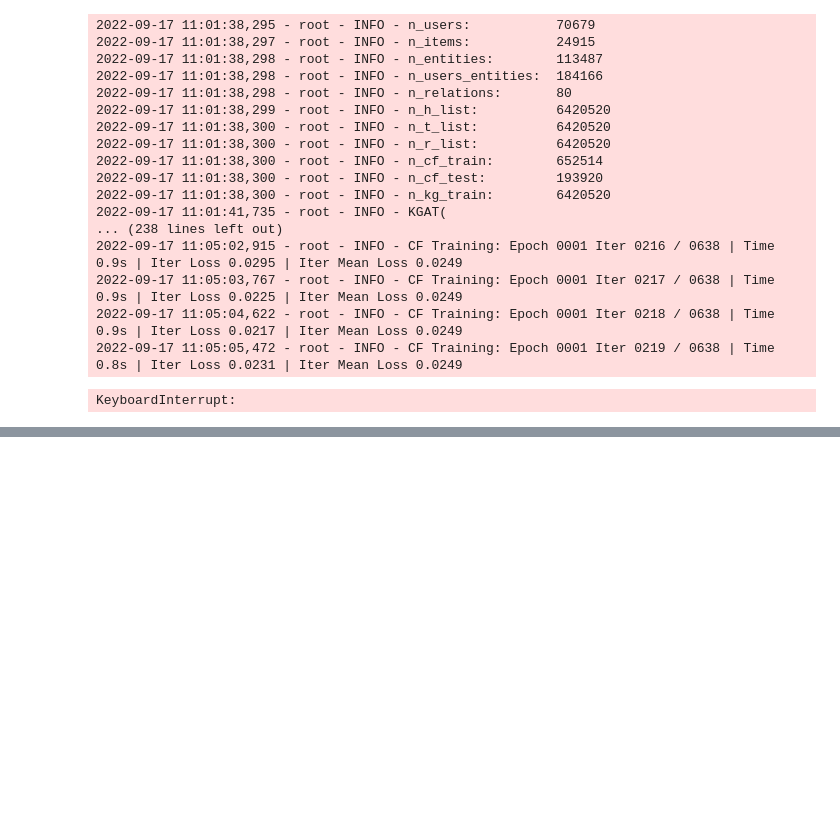
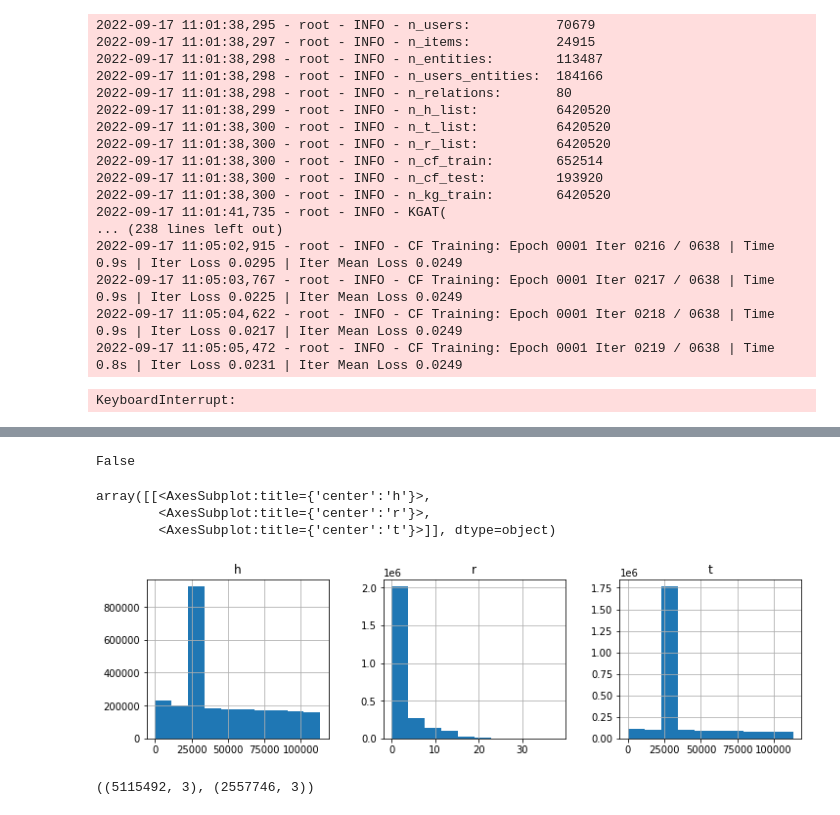
Before and after one commit to KwankiAhn/KGAT-pytorch, a Jupyter notebook: main_kgat.ipynb, the cells around one changed output, grey strips where cells are left out. Cells and saved outputs as stored; diff of their text form; code cells hidden in the pictures; blank space fills up the shorter version.

```diff
--- a/main_kgat.ipynb
+++ b/main_kgat.ipynb
@@ -257,0 +272,2 @@ KeyboardInterrupt:
+# %%
+kg_data = data.load_kg(data.kg_file)
@@ -257,0 +335,11 @@ KeyboardInterrupt:
+# %%
+sorted(kg_data["h"].tolist()) == sorted(kg_data["t"].tolist())
+# %% [output]
+False
+# %%
+display(kg_data.hist(figsize=(12,3), layout=(1,3)))
+# %% [output]
+array([[<AxesSubplot:title={'center':'h'}>,
+        <AxesSubplot:title={'center':'r'}>,
+        <AxesSubplot:title={'center':'t'}>]], dtype=object)
+[figure, added]
@@ -257,0 +355,4 @@ KeyboardInterrupt:
+# %%
+kg_data.shape, inverse_kg_data.shape
+# %% [output]
+((5115492, 3), (2557746, 3))
```
Also changed, not shown: parts of 17 cells of this notebook, 1 other file.
